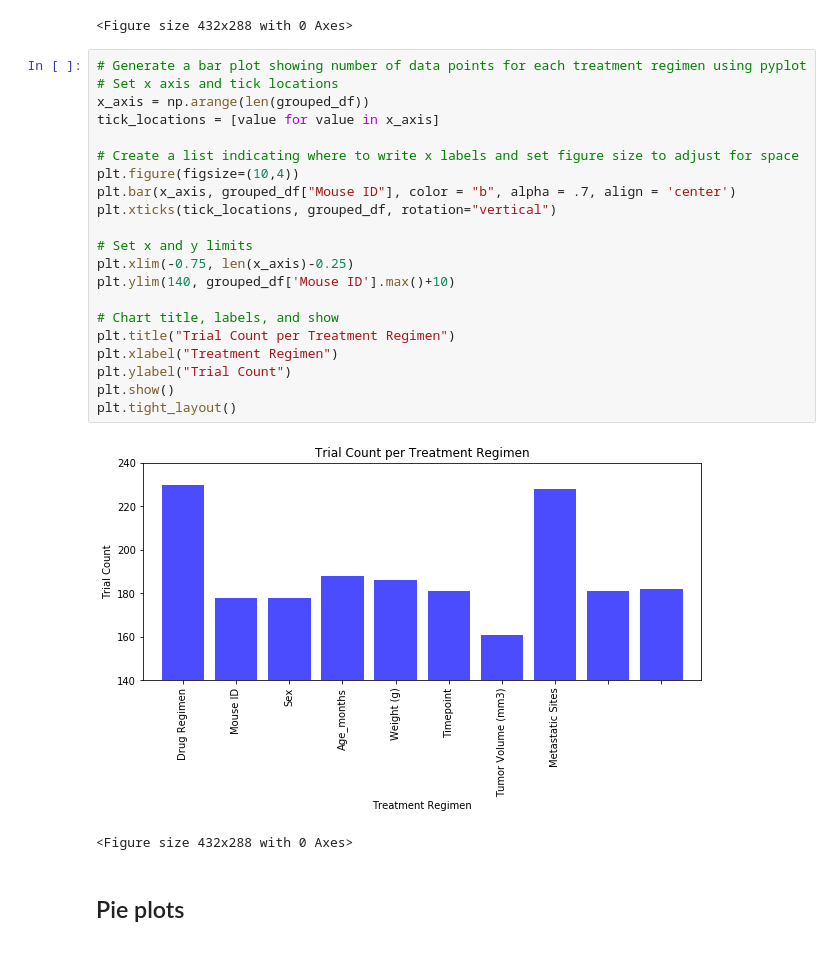
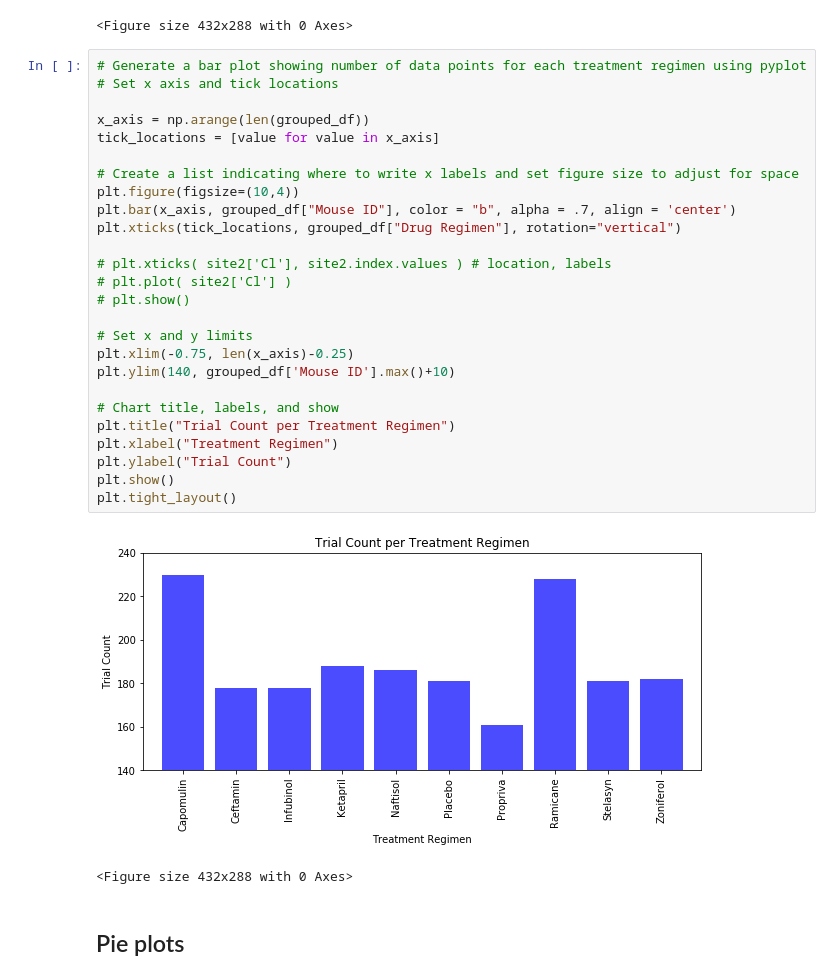
Before and after one commit to karlyringstad/Pymaceuticals, a Jupyter notebook: pymaceuticals.ipynb, the cells around one changed output. Drawn from its saved outputs; the diff is of its cells as text.

```diff
--- a/pymaceuticals.ipynb
+++ b/pymaceuticals.ipynb
@@ -92,26 +92,31 @@ plt.tight_layout()
 # %%
 # Generate a bar plot showing number of data points for each treatment regimen using pyplot
 # Set x axis and tick locations
+
 x_axis = np.arange(len(grouped_df))
 tick_locations = [value for value in x_axis]
 
 # Create a list indicating where to write x labels and set figure size to adjust for space
 plt.figure(figsize=(10,4))
 plt.bar(x_axis, grouped_df["Mouse ID"], color = "b", alpha = .7, align = 'center')
-plt.xticks(tick_locations, grouped_df, rotation="vertical")
+plt.xticks(tick_locations, grouped_df["Drug Regimen"], rotation="vertical")
+
+# plt.xticks( site2['Cl'], site2.index.values ) # location, labels
+# plt.plot( site2['Cl'] )
+# plt.show()
 
 # Set x and y limits
 plt.xlim(-0.75, len(x_axis)-0.25)
 plt.ylim(140, grouped_df['Mouse ID'].max()+10)
 
 # Chart title, labels, and show
 plt.title("Trial Count per Treatment Regimen")
 plt.xlabel("Treatment Regimen")
 plt.ylabel("Trial Count")
 plt.show()
 plt.tight_layout()
 # %% [output]
-[figure, old version]
+[figure, new version]
 <Figure size 432x288 with 0 Axes>
 # %% [markdown]
 ## Pie plots
```
Also changed, not shown: parts of 1 cell of this notebook.
